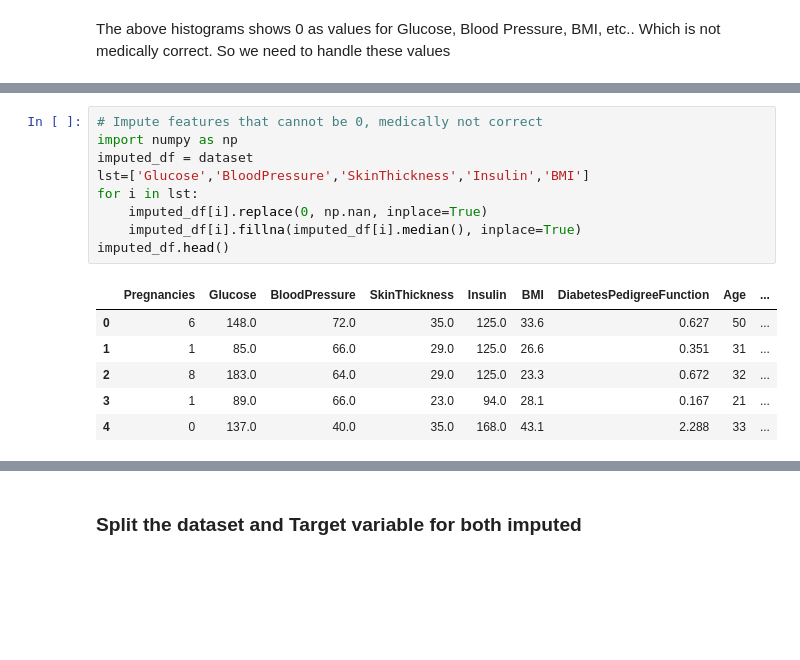
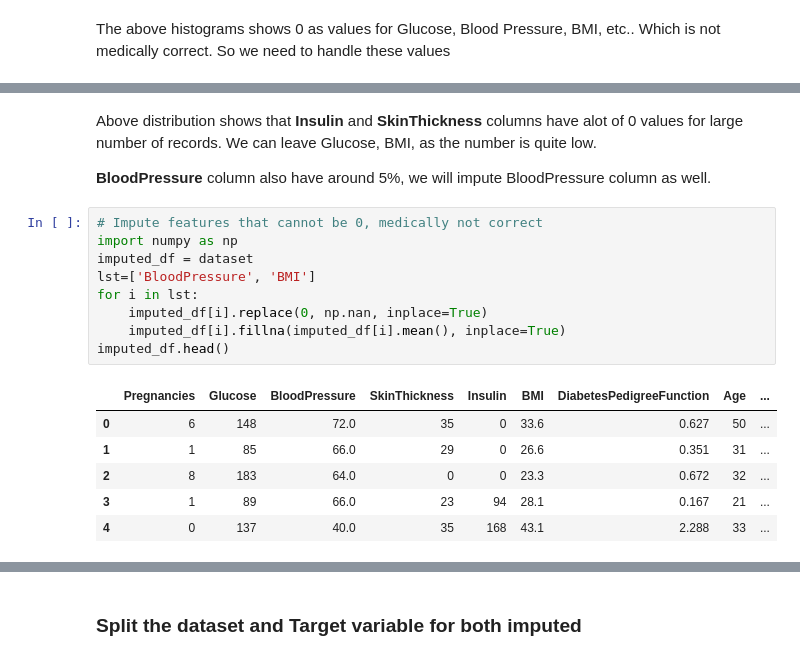
Before and after one commit to gitlakshya/Assignments, a Jupyter notebook: MLOps/G24AIT2002.ipynb, the cells around one changed output, grey strips where cells are left out. Cells and saved outputs as stored; diff of their text form; blank space fills up the shorter version.

```diff
--- a/MLOps/G24AIT2002.ipynb
+++ b/MLOps/G24AIT2002.ipynb
@@ -190,16 +191,20 @@ BMI 0 number of cases 0, percent is 0.00 %
+# %% [markdown]
+Above distribution shows that **Insulin** and **SkinThickness** columns have alot of 0 values for large number of records. We can leave Glucose, BMI, as the number is quite low.
+
+**BloodPressure** column also have around 5%, we will impute BloodPressure column as well.
 # %%
 # Impute features that cannot be 0, medically not correct
 import numpy as np
 imputed_df = dataset
-lst=['Glucose','BloodPressure','SkinThickness','Insulin','BMI']
+lst=['BloodPressure', 'BMI']
 for i in lst:
     imputed_df[i].replace(0, np.nan, inplace=True)
-    imputed_df[i].fillna(imputed_df[i].median(), inplace=True)
+    imputed_df[i].fillna(imputed_df[i].mean(), inplace=True)
 imputed_df.head()
 # %% [output]
 |  | Pregnancies | Glucose | BloodPressure | SkinThickness | Insulin | BMI | DiabetesPedigreeFunction | Age | ... |
-| 0 | 6 | 148.0 | 72.0 | 35.0 | 125.0 | 33.6 | 0.627 | 50 | ... |
-| 1 | 1 | 85.0 | 66.0 | 29.0 | 125.0 | 26.6 | 0.351 | 31 | ... |
-| 2 | 8 | 183.0 | 64.0 | 29.0 | 125.0 | 23.3 | 0.672 | 32 | ... |
-| 3 | 1 | 89.0 | 66.0 | 23.0 | 94.0 | 28.1 | 0.167 | 21 | ... |
-| 4 | 0 | 137.0 | 40.0 | 35.0 | 168.0 | 43.1 | 2.288 | 33 | ... |
+| 0 | 6 | 148 | 72.0 | 35 | 0 | 33.6 | 0.627 | 50 | ... |
+| 1 | 1 | 85 | 66.0 | 29 | 0 | 26.6 | 0.351 | 31 | ... |
+| 2 | 8 | 183 | 64.0 | 0 | 0 | 23.3 | 0.672 | 32 | ... |
+| 3 | 1 | 89 | 66.0 | 23 | 94 | 28.1 | 0.167 | 21 | ... |
+| 4 | 0 | 137 | 40.0 | 35 | 168 | 43.1 | 2.288 | 33 | ... |
```
Also changed, not shown: parts of 18 cells of this notebook, 1 other file.
